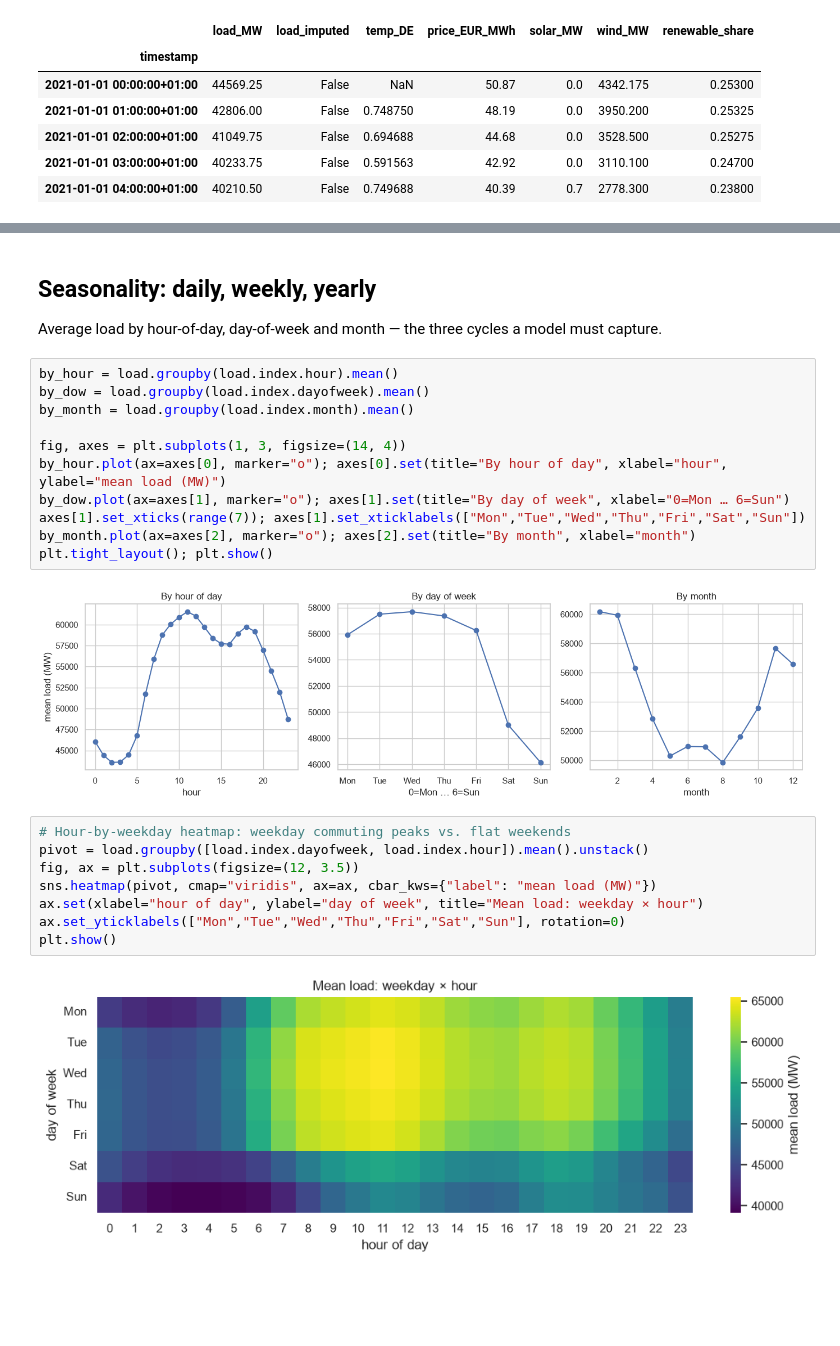
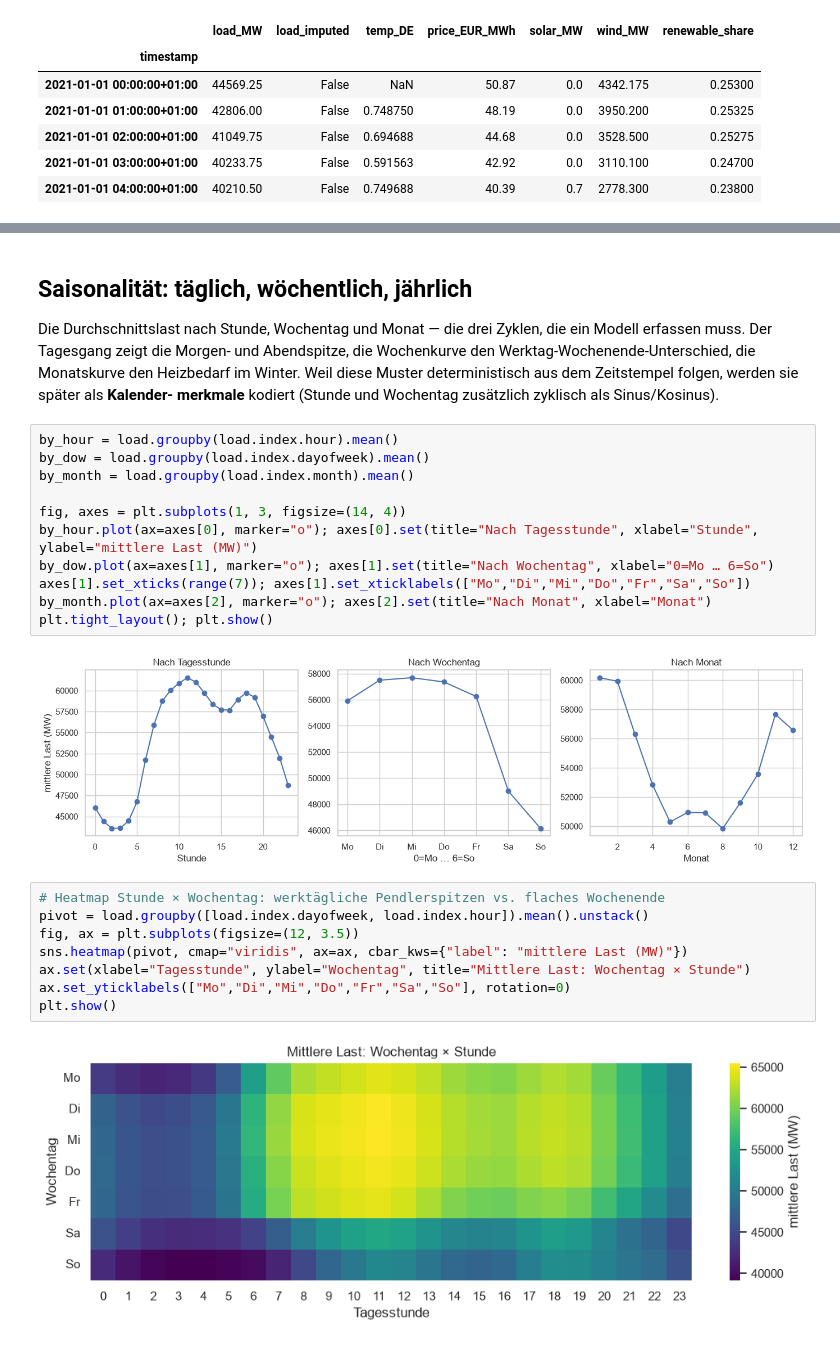
Before and after one commit to pat-olhed/energy, a Jupyter notebook: notebooks/01_eda.ipynb, the cells around one changed output, grey strips where cells are left out. Cells and saved outputs as stored; diff of their text form; blank space fills up the shorter version.

```diff
--- a/notebooks/01_eda.ipynb
+++ b/notebooks/01_eda.ipynb
@@ -48,27 +73,32 @@ plt.show()
 # %% [markdown]
-## Seasonality: daily, weekly, yearly
-Average load by hour-of-day, day-of-week and month — the three cycles a model must capture.
+## Saisonalität: täglich, wöchentlich, jährlich
+
+Die Durchschnittslast nach Stunde, Wochentag und Monat — die drei Zyklen, die ein Modell
+erfassen muss. Der Tagesgang zeigt die Morgen- und Abendspitze, die Wochenkurve den
+Werktag-Wochenende-Unterschied, die Monatskurve den Heizbedarf im Winter. Weil diese
+Muster deterministisch aus dem Zeitstempel folgen, werden sie später als **Kalender-
+merkmale** kodiert (Stunde und Wochentag zusätzlich zyklisch als Sinus/Kosinus).
 # %%
 by_hour = load.groupby(load.index.hour).mean()
 by_dow = load.groupby(load.index.dayofweek).mean()
 by_month = load.groupby(load.index.month).mean()
 
 fig, axes = plt.subplots(1, 3, figsize=(14, 4))
-by_hour.plot(ax=axes[0], marker="o"); axes[0].set(title="By hour of day", xlabel="hour", ylabel="mean load (MW)")
-by_dow.plot(ax=axes[1], marker="o"); axes[1].set(title="By day of week", xlabel="0=Mon … 6=Sun")
-axes[1].set_xticks(range(7)); axes[1].set_xticklabels(["Mon","Tue","Wed","Thu","Fri","Sat","Sun"])
-by_month.plot(ax=axes[2], marker="o"); axes[2].set(title="By month", xlabel="month")
+by_hour.plot(ax=axes[0], marker="o"); axes[0].set(title="Nach Tagesstunde", xlabel="Stunde", ylabel="mittlere Last (MW)")
+by_dow.plot(ax=axes[1], marker="o"); axes[1].set(title="Nach Wochentag", xlabel="0=Mo … 6=So")
+axes[1].set_xticks(range(7)); axes[1].set_xticklabels(["Mo","Di","Mi","Do","Fr","Sa","So"])
+by_month.plot(ax=axes[2], marker="o"); axes[2].set(title="Nach Monat", xlabel="Monat")
 plt.tight_layout(); plt.show()
 # %% [output]
-[figure, old version]
+[figure, new version]
 # %%
-# Hour-by-weekday heatmap: weekday commuting peaks vs. flat weekends
+# Heatmap Stunde × Wochentag: werktägliche Pendlerspitzen vs. flaches Wochenende
 pivot = load.groupby([load.index.dayofweek, load.index.hour]).mean().unstack()
 fig, ax = plt.subplots(figsize=(12, 3.5))
-sns.heatmap(pivot, cmap="viridis", ax=ax, cbar_kws={"label": "mean load (MW)"})
-ax.set(xlabel="hour of day", ylabel="day of week", title="Mean load: weekday × hour")
-ax.set_yticklabels(["Mon","Tue","Wed","Thu","Fri","Sat","Sun"], rotation=0)
+sns.heatmap(pivot, cmap="viridis", ax=ax, cbar_kws={"label": "mittlere Last (MW)"})
+ax.set(xlabel="Tagesstunde", ylabel="Wochentag", title="Mittlere Last: Wochentag × Stunde")
+ax.set_yticklabels(["Mo","Di","Mi","Do","Fr","Sa","So"], rotation=0)
 plt.show()
 # %% [output]
-[figure, old version]
+[figure, new version]
 # %% [markdown]
```
Also changed, not shown: parts of 12 cells of this notebook.
